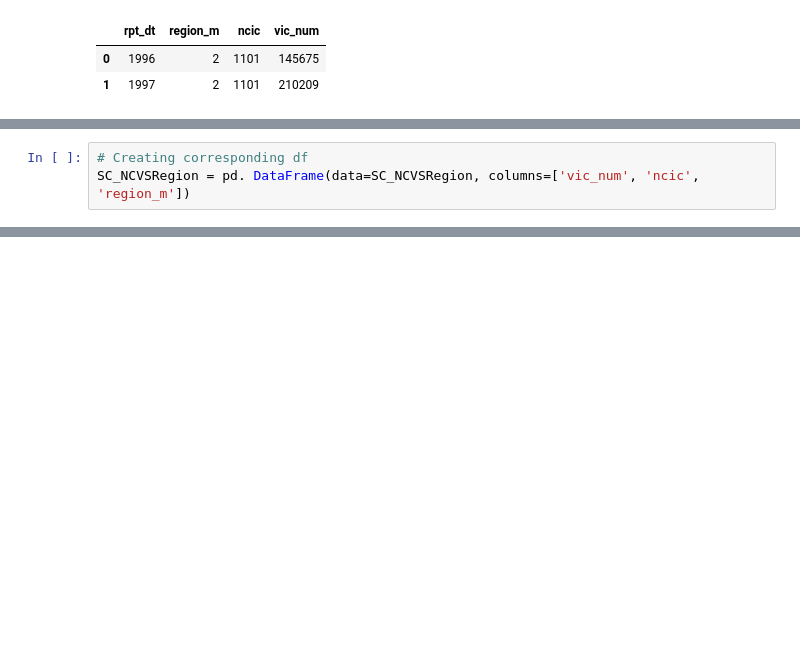
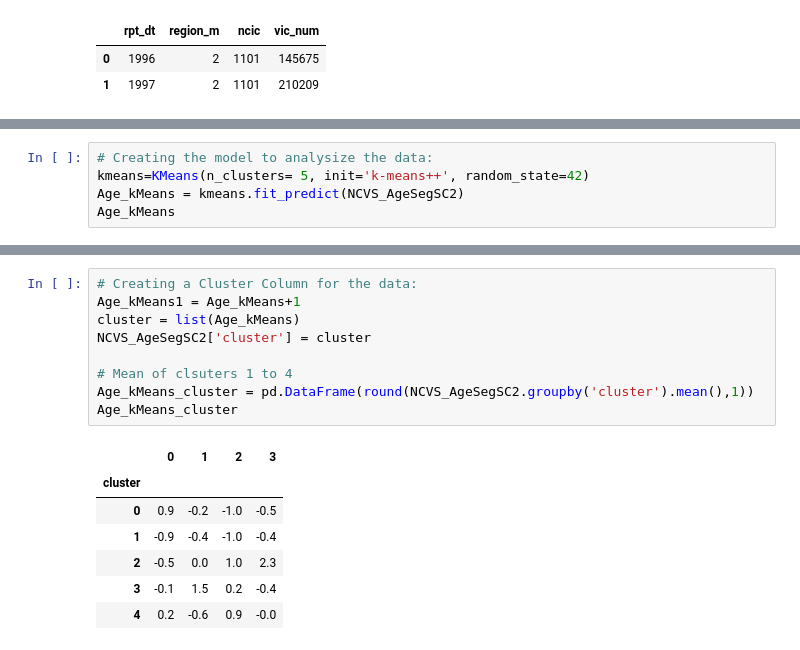
Before and after one commit to accoffin12/CrimeVictimAnalysis_Capstone, a Jupyter notebook: Clustering Models Developed for Predictive Modeling.ipynb, the cells around one changed output, grey strips where cells are left out. Saved outputs shown, nothing was run; the diff lists cells and outputs as text; blank space fills up the shorter version.

```diff
--- a/Clustering Models Developed for Predictive Modeling.ipynb
+++ b/Clustering Models Developed for Predictive Modeling.ipynb
@@ -136,3 +200,0 @@ print(SC_NCVSRegion[:5])
-# %%
-# Creating corresponding df
-SC_NCVSRegion = pd. DataFrame(data=SC_NCVSRegion, columns=['vic_num', 'ncic', 'region_m'])
@@ -143,0 +452,5 @@ K-Means has limitations, as it performs poorly when clusters are irregular in si
+# %%
+# Creating the model to analysize the data:
+kmeans=KMeans(n_clusters= 5, init='k-means++', random_state=42)
+Age_kMeans = kmeans.fit_predict(NCVS_AgeSegSC2)
+Age_kMeans
@@ -143,0 +475,17 @@ K-Means has limitations, as it performs poorly when clusters are irregular in si
+# %%
+# Creating a Cluster Column for the data:
+Age_kMeans1 = Age_kMeans+1
+cluster = list(Age_kMeans)
+NCVS_AgeSegSC2['cluster'] = cluster
+
+# Mean of clsuters 1 to 4
+Age_kMeans_cluster = pd.DataFrame(round(NCVS_AgeSegSC2.groupby('cluster').mean(),1))
+Age_kMeans_cluster
+# %% [output]
+|  | 0 | 1 | 2 | 3 |
+| cluster |  |  |  |  |
+| 0 | 0.9 | -0.2 | -1.0 | -0.5 |
+| 1 | -0.9 | -0.4 | -1.0 | -0.4 |
+| 2 | -0.5 | 0.0 | 1.0 | 2.3 |
+| 3 | -0.1 | 1.5 | 0.2 | -0.4 |
+| 4 | 0.2 | -0.6 | 0.9 | -0.0 |
```
Also changed, not shown: parts of 33 cells of this notebook, 3 other files.
